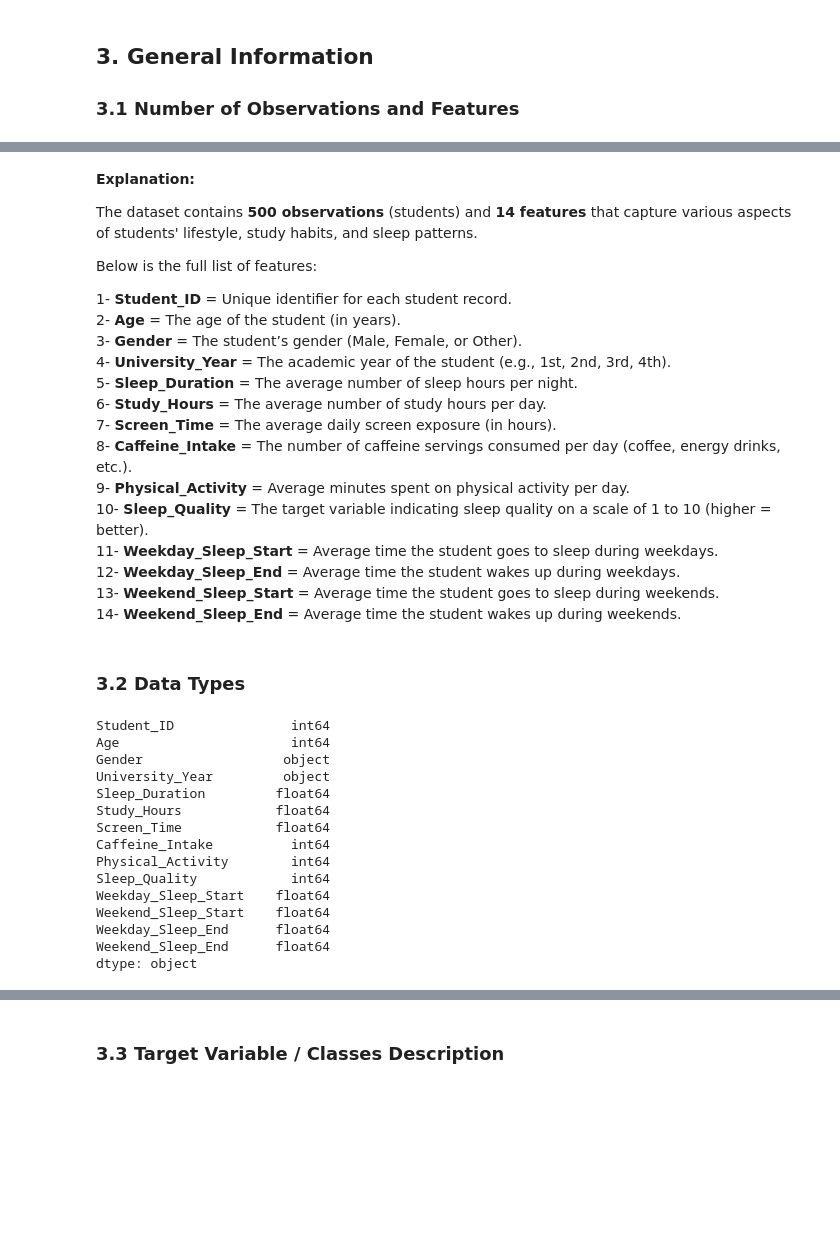
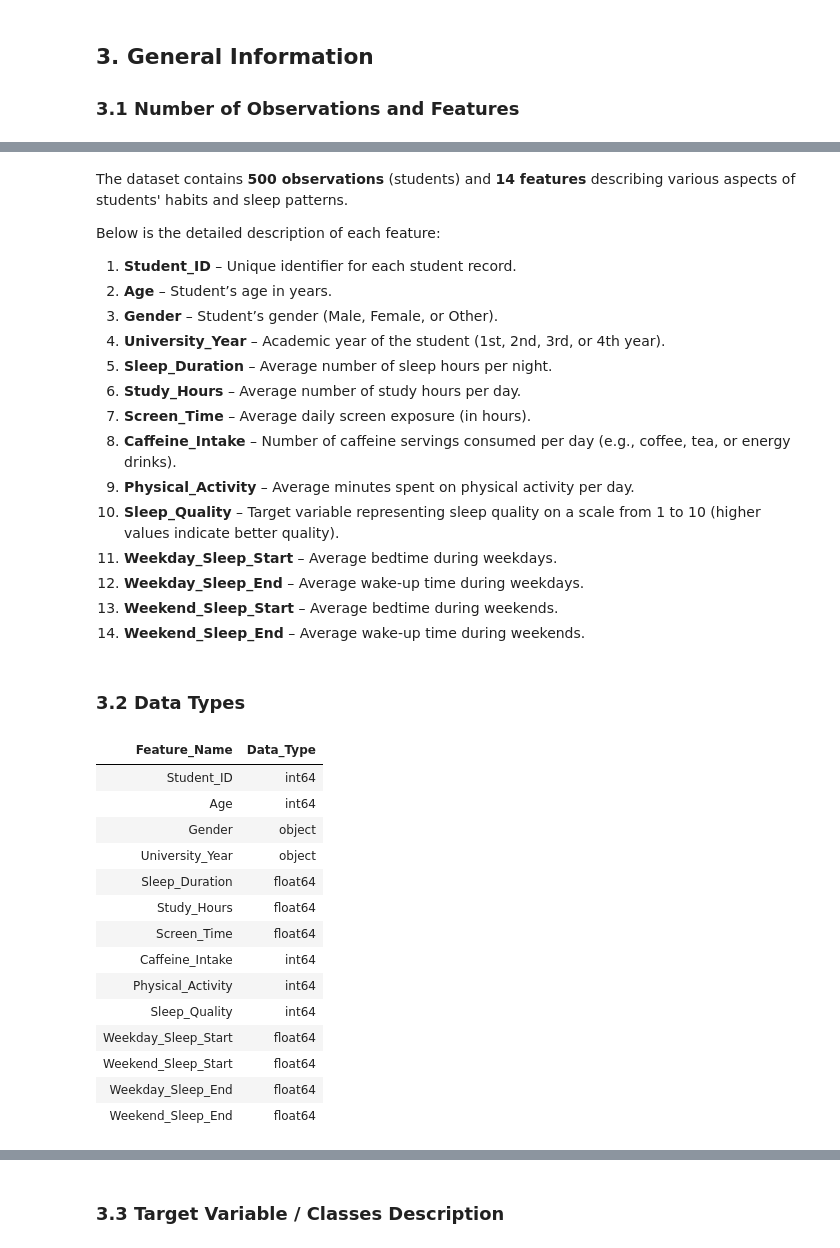
Before and after one commit to sultanahAL/SWE485-Group2, a Jupyter notebook: Phase1_Data_Exploration.ipynb, the cells around one changed output, grey strips where cells are left out. Drawn from its saved outputs; the diff is of its cells as text; code cells hidden in the pictures; blank space fills up the shorter version.

Commit message:
Updated data exploration outputs and explanations

```diff
--- a/Phase1_Data_Exploration.ipynb
+++ b/Phase1_Data_Exploration.ipynb
@@ -41,42 +65,48 @@ df.shape
 # %% [markdown]
-**Explanation:**
+The dataset contains **500 observations** (students) and **14 features** describing various aspects of students' habits and sleep patterns.
 
-The dataset contains **500 observations** (students) and **14 features** that capture various aspects of students' lifestyle, study habits, and sleep patterns.
+Below is the detailed description of each feature:
 
-Below is the full list of features:
-
-1- **Student_ID** = Unique identifier for each student record.
-2- **Age** = The age of the student (in years).
-3- **Gender** = The student’s gender (Male, Female, or Other).
-4- **University_Year** = The academic year of the student (e.g., 1st, 2nd, 3rd, 4th).
-5- **Sleep_Duration** = The average number of sleep hours per night.
-6- **Study_Hours** = The average number of study hours per day.
-7- **Screen_Time** = The average daily screen exposure (in hours).
-8- **Caffeine_Intake** = The number of caffeine servings consumed per day (coffee, energy drinks, etc.).
-9- **Physical_Activity** = Average minutes spent on physical activity per day.
-10- **Sleep_Quality** = The target variable indicating sleep quality on a scale of 1 to 10 (higher = better).
-11- **Weekday_Sleep_Start** = Average time the student goes to sleep during weekdays.
-12- **Weekday_Sleep_End** = Average time the student wakes up during weekdays.
-13- **Weekend_Sleep_Start** = Average time the student goes to sleep during weekends.
-14- **Weekend_Sleep_End** = Average time the student wakes up during weekends.
+1. **Student_ID** – Unique identifier for each student record.
+2. **Age** – Student’s age in years.
+3. **Gender** – Student’s gender (Male, Female, or Other).
+4. **University_Year** – Academic year of the student (1st, 2nd, 3rd, or 4th year).
+5. **Sleep_Duration** – Average number of sleep hours per night.
+6. **Study_Hours** – Average number of study hours per day.
+7. **Screen_Time** – Average daily screen exposure (in hours).
+8. **Caffeine_Intake** – Number of caffeine servings consumed per day (e.g., coffee, tea, or energy drinks).
+9. **Physical_Activity** – Average minutes spent on physical activity per day.
+10. **Sleep_Quality** – Target variable representing sleep quality on a scale from 1 to 10 (higher values indicate better quality).
+11. **Weekday_Sleep_Start** – Average bedtime during weekdays.
+12. **Weekday_Sleep_End** – Average wake-up time during weekdays.
+13. **Weekend_Sleep_Start** – Average bedtime during weekends.
+14. **Weekend_Sleep_End** – Average wake-up time during weekends.
 # %% [markdown]
 ### 3.2 Data Types
 # %%
-df.dtypes
+import pandas as pd
+df = pd.read_csv("Dataset/student_sleep_patterns.csv")
+
+display(
+    pd.DataFrame({
+        "Feature_Name": df.dtypes.index,
+        "Data_Type": df.dtypes.values
+    }).style.hide(axis="index")
+)
 # %% [output]
-Student_ID               int64
-Age                      int64
-Gender                  object
-University_Year         object
-Sleep_Duration         float64
-Study_Hours            float64
-Screen_Time            float64
-Caffeine_Intake          int64
-Physical_Activity        int64
-Sleep_Quality            int64
-Weekday_Sleep_Start    float64
-Weekend_Sleep_Start    float64
-Weekday_Sleep_End      float64
-Weekend_Sleep_End      float64
-dtype: object
+| Feature_Name | Data_Type |
+| Student_ID | int64 |
+| Age | int64 |
+| Gender | object |
+| University_Year | object |
+| Sleep_Duration | float64 |
+| Study_Hours | float64 |
+| Screen_Time | float64 |
+| Caffeine_Intake | int64 |
+| Physical_Activity | int64 |
+| Sleep_Quality | int64 |
+| Weekday_Sleep_Start | float64 |
+| Weekend_Sleep_Start | float64 |
+| Weekday_Sleep_End | float64 |
+| Weekend_Sleep_End | float64 |
 # %% [markdown]
```
Also changed, not shown: parts of 5 cells of this notebook.
